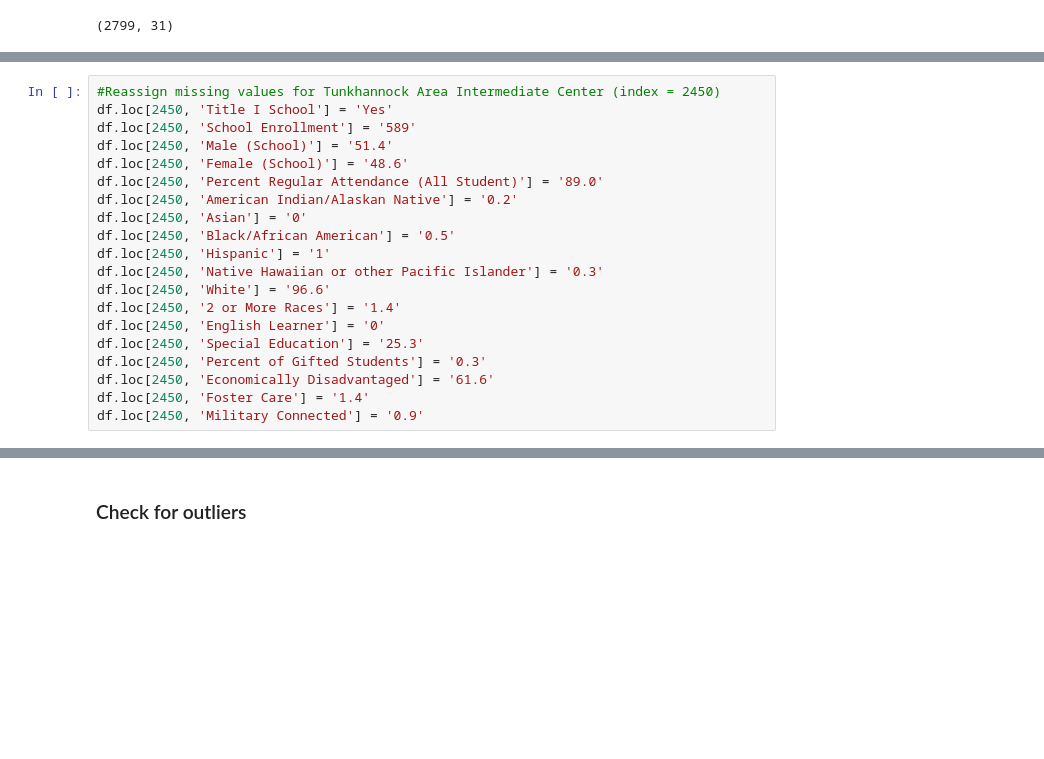
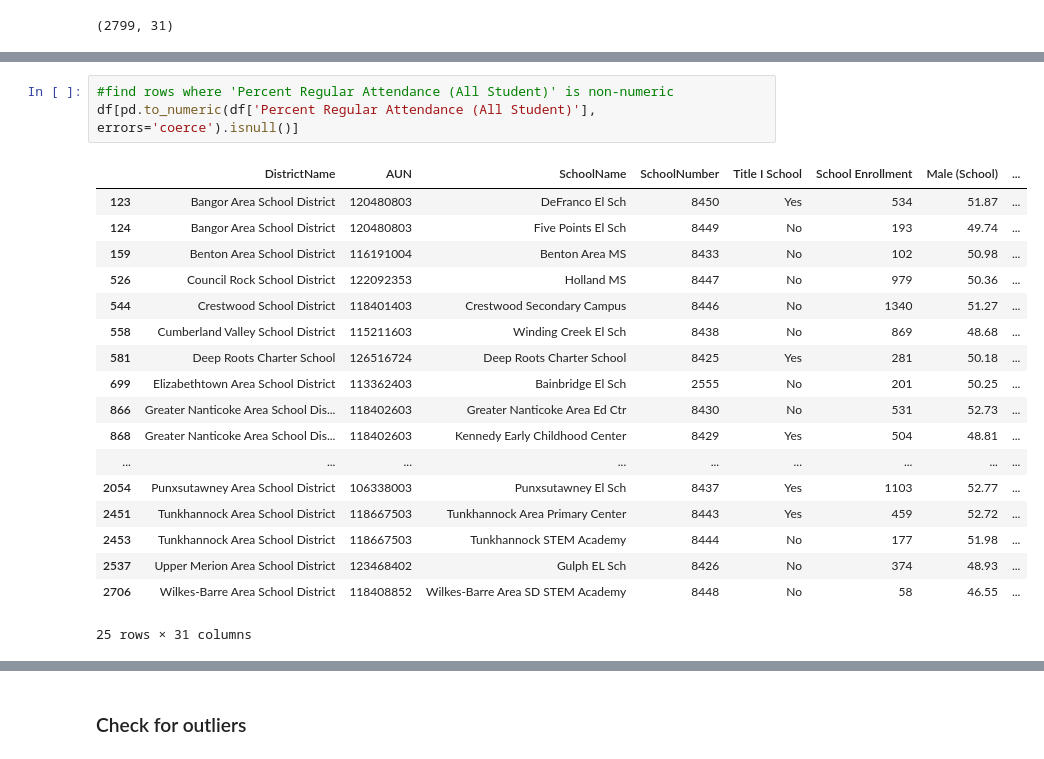
Before and after one commit to cchung106/Capstone-Three, a Jupyter notebook: Notebooks/01_data_wrangling.ipynb, the cells around one changed output, grey strips where cells are left out. Saved outputs shown, nothing was run; the diff lists cells and outputs as text; blank space fills up the shorter version.

```diff
--- a/Notebooks/01_data_wrangling.ipynb
+++ b/Notebooks/01_data_wrangling.ipynb
@@ -715,20 +505,0 @@ Military Connected | 0.9
-# %%
-#Reassign missing values for Tunkhannock Area Intermediate Center (index = 2450)
-df.loc[2450, 'Title I School'] = 'Yes'
-df.loc[2450, 'School Enrollment'] = '589'
-df.loc[2450, 'Male (School)'] = '51.4'
-df.loc[2450, 'Female (School)'] = '48.6'
-df.loc[2450, 'Percent Regular Attendance (All Student)'] = '89.0'
-df.loc[2450, 'American Indian/Alaskan Native'] = '0.2'
-df.loc[2450, 'Asian'] = '0'
-df.loc[2450, 'Black/African American'] = '0.5'
-df.loc[2450, 'Hispanic'] = '1'
-df.loc[2450, 'Native Hawaiian or other Pacific Islander'] = '0.3'
-df.loc[2450, 'White'] = '96.6'
-df.loc[2450, '2 or More Races'] = '1.4'
-df.loc[2450, 'English Learner'] = '0'
-df.loc[2450, 'Special Education'] = '25.3'
-df.loc[2450, 'Percent of Gifted Students'] = '0.3'
-df.loc[2450, 'Economically Disadvantaged'] = '61.6'
-df.loc[2450, 'Foster Care'] = '1.4'
-df.loc[2450, 'Military Connected'] = '0.9'
@@ -793,0 +535,22 @@ df.isnull().sum()
+# %%
+#find rows where 'Percent Regular Attendance (All Student)' is non-numeric
+df[pd.to_numeric(df['Percent Regular Attendance (All Student)'], errors='coerce').isnull()]
+# %% [output]
+|  | DistrictName | AUN | SchoolName | SchoolNumber | Title I School | School Enrollment | Male (School) | ... |
+| 123 | Bangor Area School District | 120480803 | DeFranco El Sch | 8450 | Yes | 534 | 51.87 | ... |
+| 124 | Bangor Area School District | 120480803 | Five Points El Sch | 8449 | No | 193 | 49.74 | ... |
+| 159 | Benton Area School District | 116191004 | Benton Area MS | 8433 | No | 102 | 50.98 | ... |
+| 526 | Council Rock School District | 122092353 | Holland MS | 8447 | No | 979 | 50.36 | ... |
+| 544 | Crestwood School District | 118401403 | Crestwood Secondary Campus | 8446 | No | 1340 | 51.27 | ... |
+| 558 | Cumberland Valley School District | 115211603 | Winding Creek El Sch | 8438 | No | 869 | 48.68 | ... |
+| 581 | Deep Roots Charter School | 126516724 | Deep Roots Charter School | 8425 | Yes | 281 | 50.18 | ... |
+| 699 | Elizabethtown Area School District | 113362403 | Bainbridge El Sch | 2555 | No | 201 | 50.25 | ... |
+| 866 | Greater Nanticoke Area School Dis... | 118402603 | Greater Nanticoke Area Ed Ctr | 8430 | No | 531 | 52.73 | ... |
+| 868 | Greater Nanticoke Area School Dis... | 118402603 | Kennedy Early Childhood Center | 8429 | Yes | 504 | 48.81 | ... |
+| ... | ... | ... | ... | ... | ... | ... | ... | ... |
+| 2054 | Punxsutawney Area School District | 106338003 | Punxsutawney El Sch | 8437 | Yes | 1103 | 52.77 | ... |
+| 2451 | Tunkhannock Area School District | 118667503 | Tunkhannock Area Primary Center | 8443 | Yes | 459 | 52.72 | ... |
+| 2453 | Tunkhannock Area School District | 118667503 | Tunkhannock STEM Academy | 8444 | No | 177 | 51.98 | ... |
+| 2537 | Upper Merion Area School District | 123468402 | Gulph EL Sch | 8426 | No | 374 | 48.93 | ... |
+| 2706 | Wilkes-Barre Area School District | 118408852 | Wilkes-Barre Area SD STEM Academy | 8448 | No | 58 | 46.55 | ... |
+25 rows × 31 columns
```
Also changed, not shown: parts of 61 cells of this notebook.
